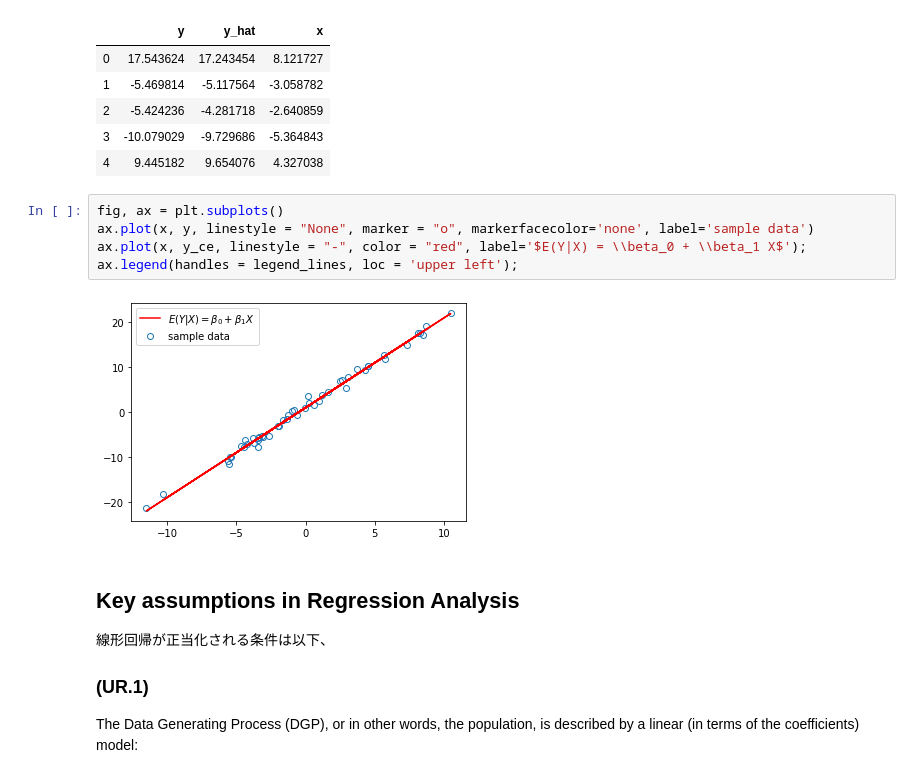
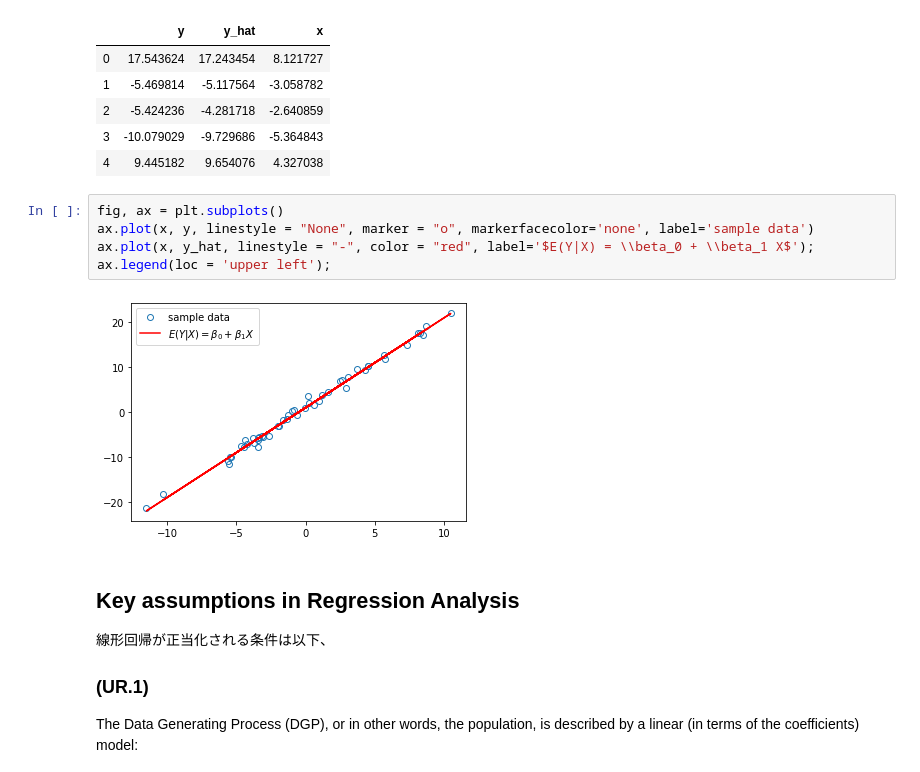
Before and after one commit to RyoNakagami/causal_inference, a Jupyter notebook: ch_02/OLS_review.ipynb, the cells around one changed output. Saved outputs shown, nothing was run; the diff lists cells and outputs as text.

```diff
--- a/ch_02/Untitled.ipynb
+++ b/ch_02/OLS_review.ipynb
@@ -59,10 +63,10 @@ df.head()
 # %%
 fig, ax = plt.subplots()
 ax.plot(x, y, linestyle = "None", marker = "o", markerfacecolor='none', label='sample data')
-ax.plot(x, y_ce, linestyle = "-", color = "red", label='$E(Y|X) = \\beta_0 + \\beta_1 X$');
-ax.legend(handles = legend_lines, loc = 'upper left');
+ax.plot(x, y_hat, linestyle = "-", color = "red", label='$E(Y|X) = \\beta_0 + \\beta_1 X$');
+ax.legend(loc = 'upper left');
 # %% [output]
-[figure, old version]
+[figure, new version]
 # %% [markdown]
 ## Key assumptions in Regression Analysis
 
```
Also changed, not shown: parts of 11 cells of this notebook, 1 other file.
